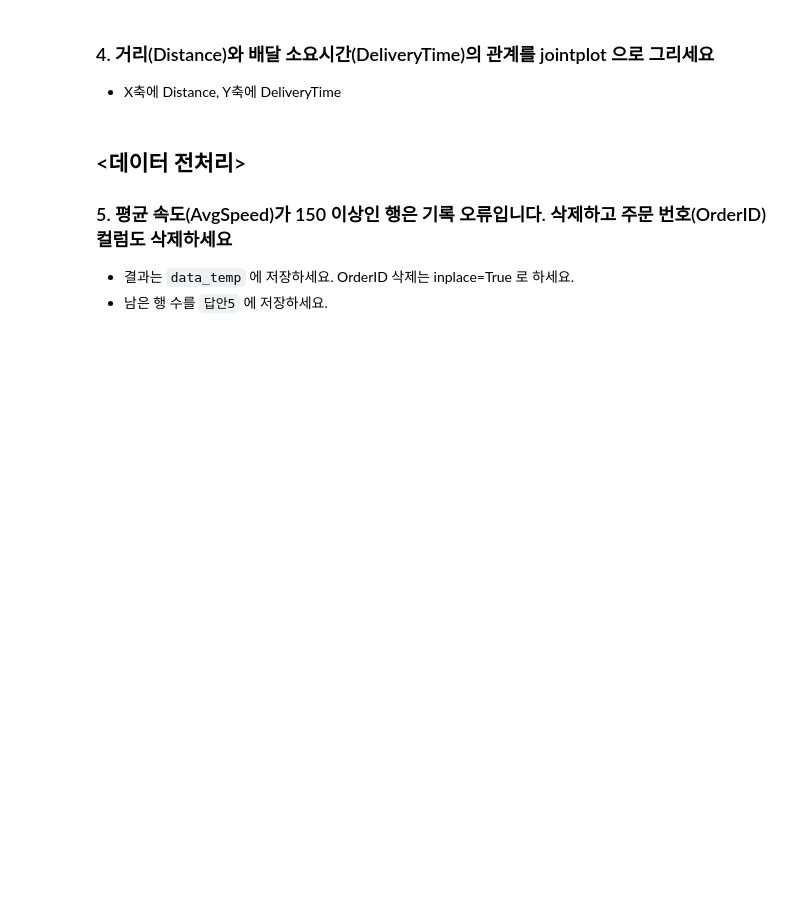
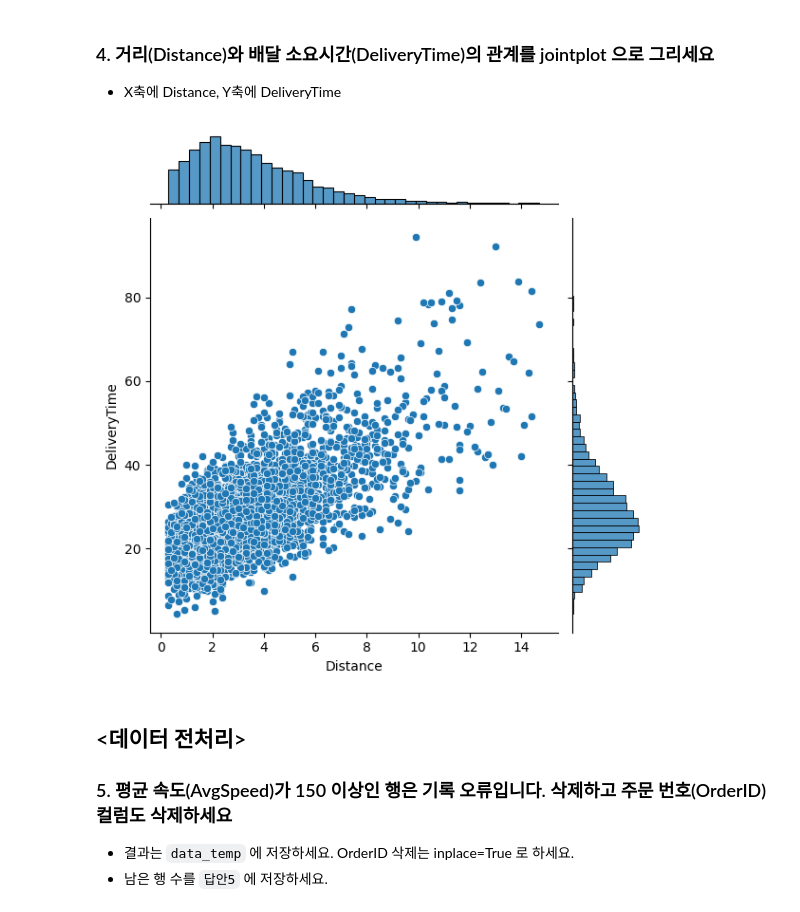
Before and after one commit to jseo0320/aice_-, a Jupyter notebook: notebooks/mock2_problem.ipynb, the cells around one changed output. Cells and saved outputs as stored; diff of their text form; code cells hidden in the pictures; blank space fills up the shorter version.

```diff
--- a/notebooks/mock2_problem.ipynb
+++ b/notebooks/mock2_problem.ipynb
@@ -43,6 +62,11 @@ warnings.filterwarnings('ignore')
 # %% [markdown]
 ### 4. 거리(Distance)와 배달 소요시간(DeliveryTime)의 관계를 jointplot 으로 그리세요
 - X축에 Distance, Y축에 DeliveryTime
+# %%
+sns.jointplot(data=data, x='Distance', y='DeliveryTime')
+plt.show()
+# %% [output]
+[figure, added]
 # %% [markdown]
 ## <데이터 전처리>
 ### 5. 평균 속도(AvgSpeed)가 150 이상인 행은 기록 오류입니다. 삭제하고 주문 번호(OrderID) 컬럼도 삭제하세요
```
Also changed, not shown: parts of 14 cells of this notebook.
